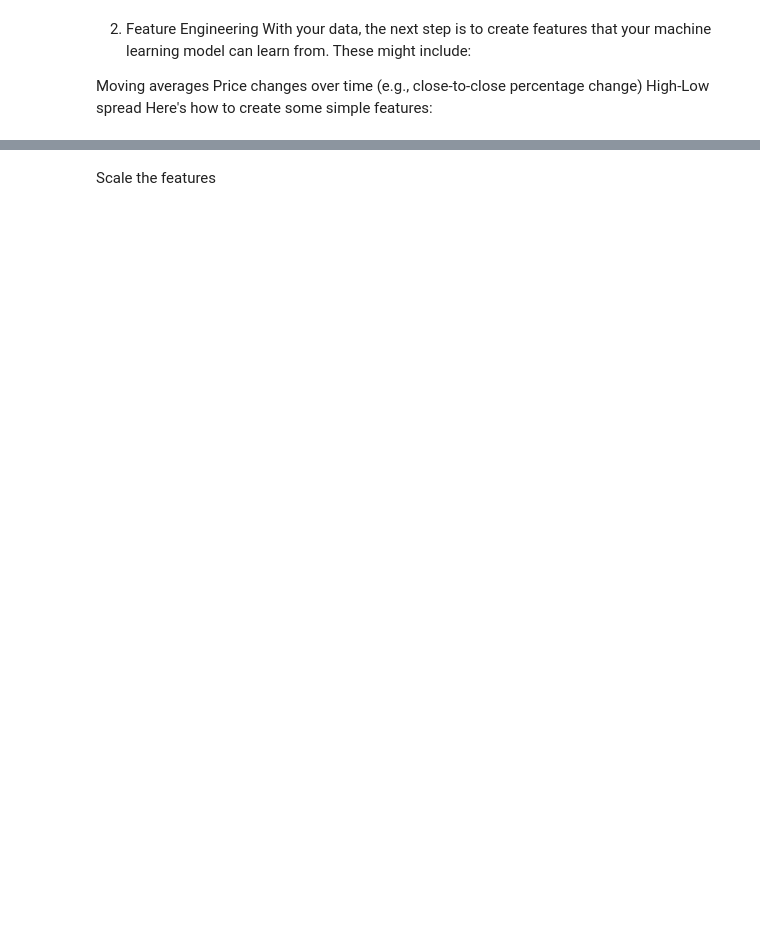
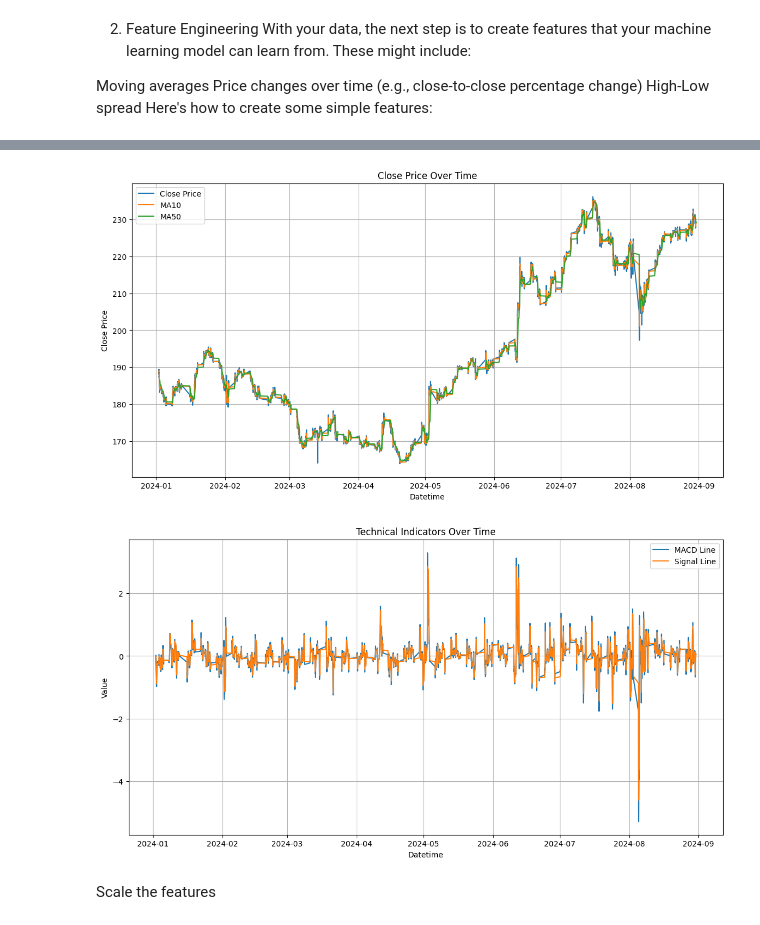
Before and after one commit to fredle/proptrader, a Jupyter notebook: models/algolearn.ipynb, the cells around one changed output, grey strips where cells are left out. Cells and saved outputs as stored; diff of their text form; code cells hidden in the pictures; blank space fills up the shorter version.

```diff
--- a/models/algolearn.ipynb
+++ b/models/algolearn.ipynb
@@ -91,4 +113,6 @@ data['Signal_pct'] = data['Signal_Line'] / data['Close'] * 100
 
 
 # Drop any rows with missing values due to moving averages
-data = data.dropna()
+#data = data.dropna()
+
+print(data)
@@ -95,3 +135,32 @@ data = data.dropna()
+# %%
+
+import matplotlib.pyplot as plt
+
+
+# Plot the 'Close' prices
+plt.figure(figsize=(14, 7))
+plt.plot(data.index, data['Close'], label='Close Price')
+plt.plot(data.index, data['MA10'], label='MA10')
+plt.plot(data.index, data['MA50'], label='MA50')
+plt.title('Close Price Over Time')
+plt.xlabel('Datetime')
+plt.ylabel('Close Price')
+plt.legend()
+plt.grid(True)
+plt.show()
+# Plot the technical indicators
+plt.figure(figsize=(14, 7))
+plt.plot(data.index, data['MACD_Line'], label='MACD Line')
+plt.plot(data.index, data['Signal_Line'], label='Signal Line')
+plt.title('Technical Indicators Over Time')
+plt.xlabel('Datetime')
+plt.ylabel('Value')
+plt.legend()
+plt.grid(True)
+plt.show()
+# %% [output]
+[figure, added]
+[figure, added]
 # %% [markdown]
 Scale the features
 # %%
```
Also changed, not shown: parts of 15 cells of this notebook, 13 other files.
